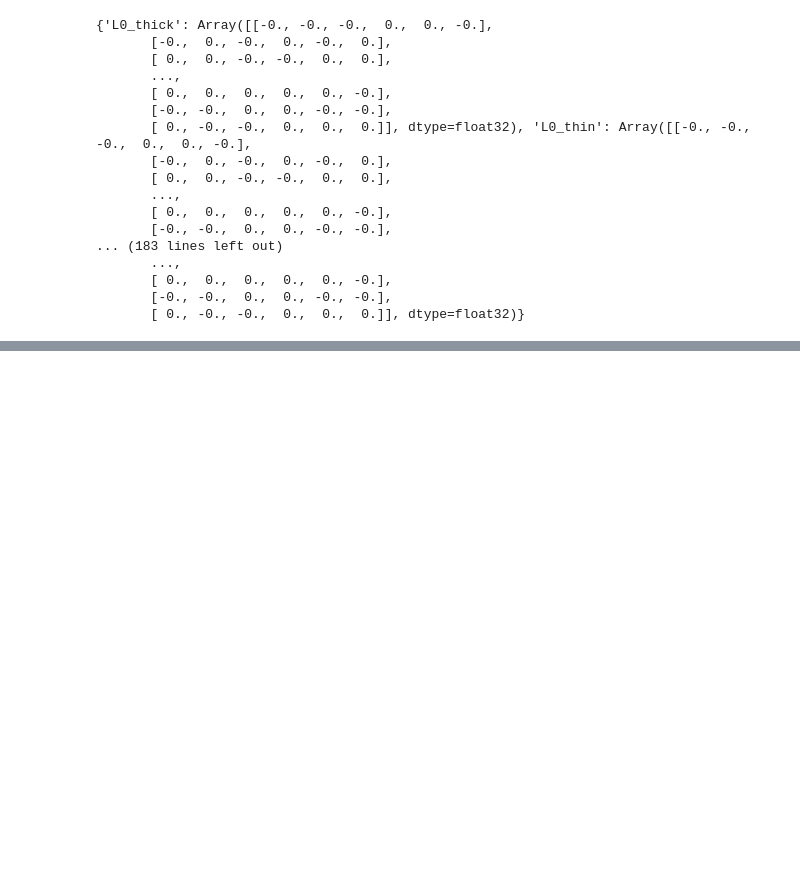
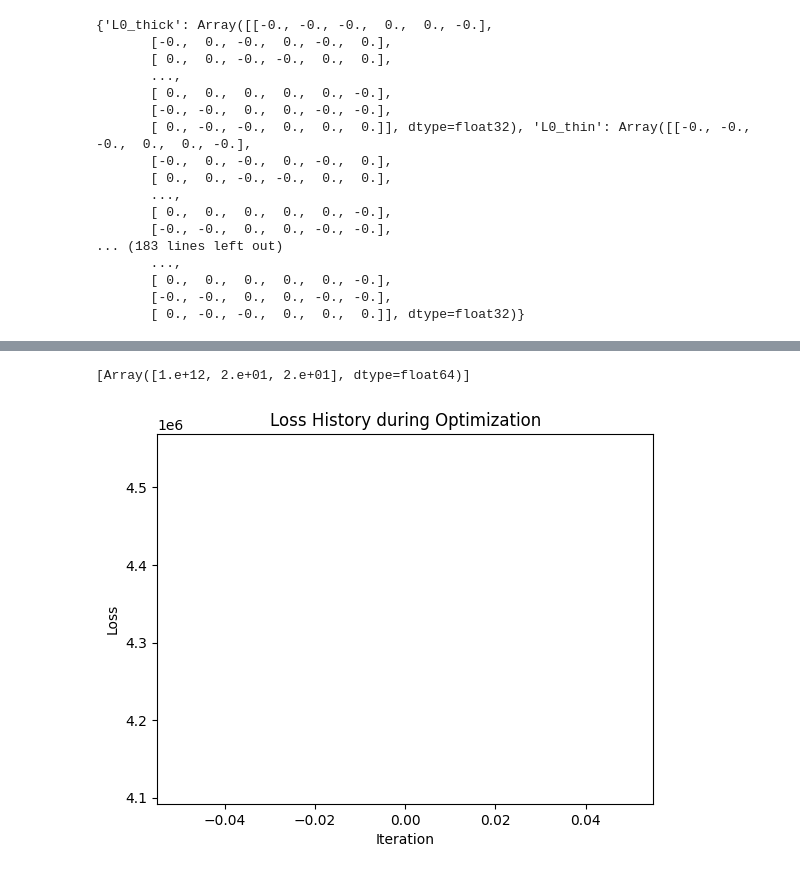
Before and after one commit to anschaible/phoenix, a Jupyter notebook: notebooks/parameters_to_phasespace.ipynb, the cells around one changed output, grey strips where cells are left out. Drawn from its saved outputs; the diff is of its cells as text; code cells hidden in the pictures; blank space fills up the shorter version.

Commit message:
gradient optimizer initially working

```diff
--- a/notebooks/parameters_to_phasespace.ipynb
+++ b/notebooks/parameters_to_phasespace.ipynb
@@ -114,0 +174,33 @@ plt.show()
+# %%
+import jax
+import jax.numpy as jnp
+
+# 1. Enable x64 for stability
+jax.config.update("jax_enable_x64", True)
+
+# ... define params_to_phasespace ...
+
+def loss_function(params, theta_array, theta_target):
+    # theta_array is [M, a, b]
+    source_phase_space = params_to_phasespace(params, theta_array)
+    target_phase_space = params_to_phasespace(params, theta_target)
+    loss = jnp.mean((source_phase_space - target_phase_space)**2)
+    return loss
+
+# Setup data
+# M is 1e12. Ensure we are in float64 mode or rescale M.
+theta_init = jnp.array([1e12, 20.0, 20.0], dtype=jnp.float64)
+theta_target = jnp.array([1.1e12, 21.0, 19.0], dtype=jnp.float64) # Example target
+
+# 2. Use value_and_grad with argnums
+# argnums=1 means "differentiate with respect to the 2nd argument (theta_array)"
+grad_fn = jax.value_and_grad(loss_function, argnums=1)
+
+loss, grads = grad_fn(params, theta_init, theta_target)
+
+# 3. Handle Gradients (Clipping)
+# Note: Gradients for M might still be tiny or huge compared to a and b
+grads = jnp.clip(grads, -1e3, 1e3)
+
+print("Loss:", loss)
+print("Gradients:", grads)
@@ -114,0 +255,5 @@ plt.show()
+# %%
+#theta_init = {'M': 1e12, 'a': 20.0, 'b': 20.0}
+theta_init = jnp.array([1e12, 20.0, 20.0])
+theta_target = jnp.array([1e12, 21.0, 19.0])
+theta_optimized, final_loss, theta_history, loss_history = adam_optimizer(loss_function, params, theta_init, theta_target)
@@ -114,0 +269,13 @@ plt.show()
+# %%
+print(theta_history)
+# %% [output]
+[Array([1.e+12, 2.e+01, 2.e+01], dtype=float64)]
+# %%
+plt.figure()
+plt.plot(loss_history)
+plt.xlabel('Iteration')
+plt.ylabel('Loss')
+plt.title('Loss History during Optimization')
+plt.show()
+# %% [output]
+[figure, added]
```
Also changed, not shown: parts of 13 cells of this notebook.
